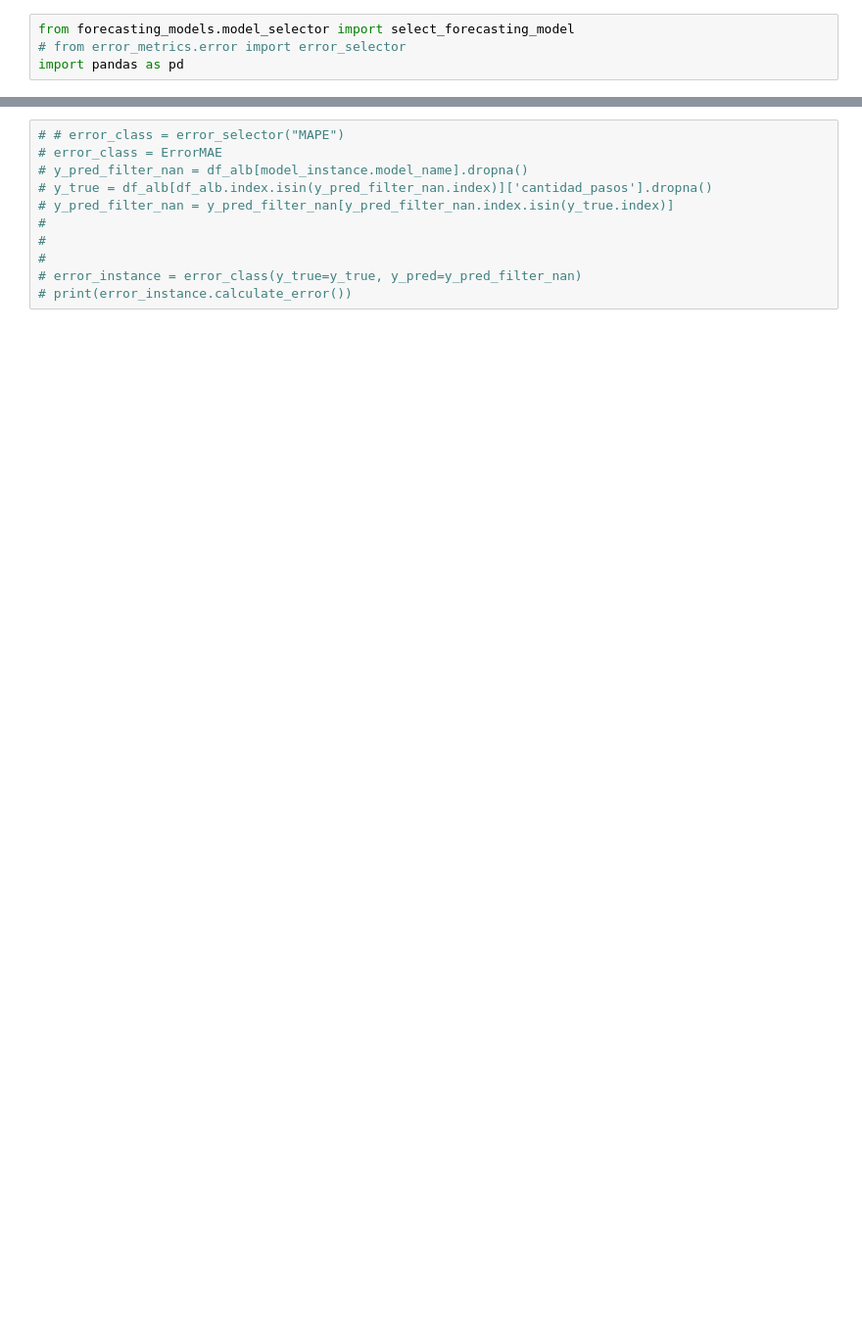
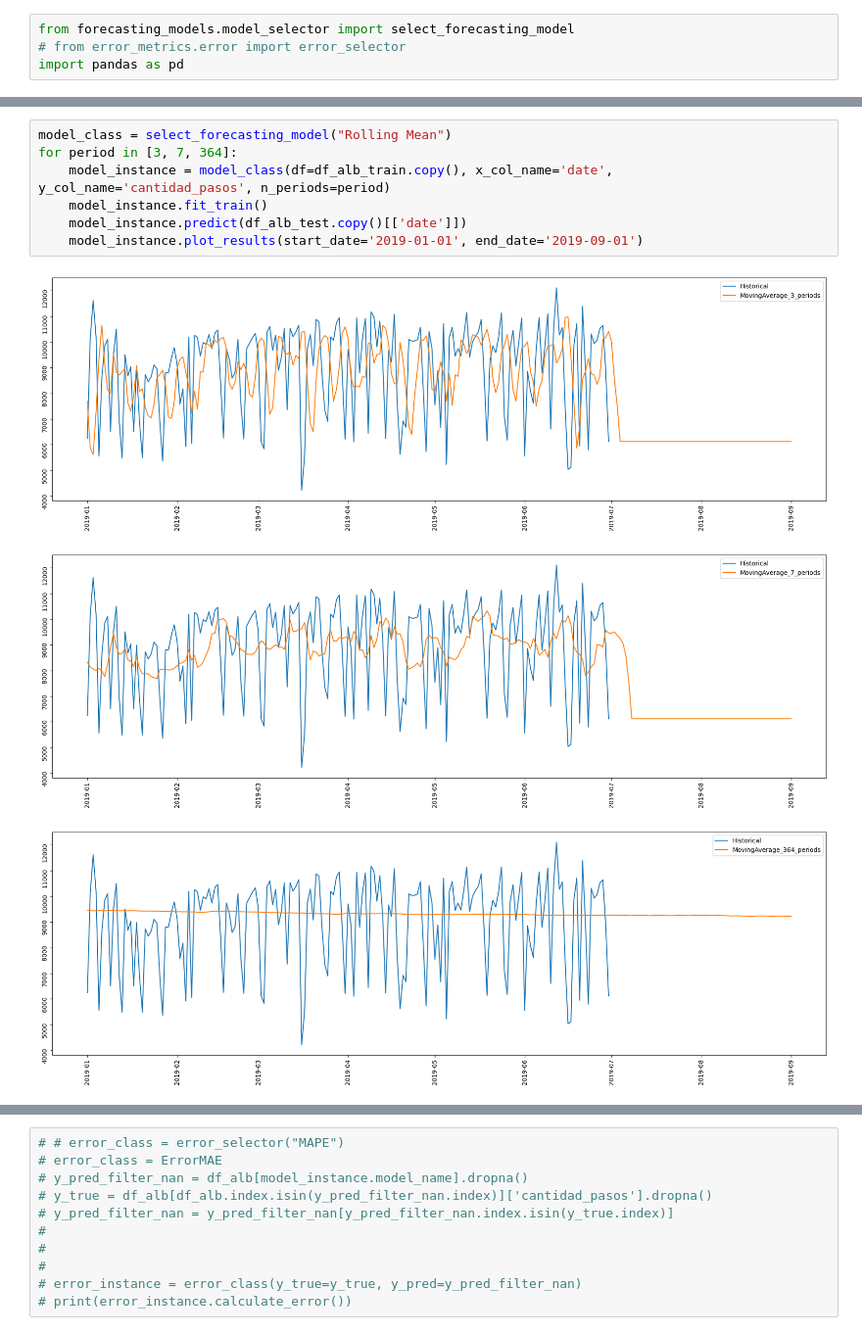
Before and after one commit to fmurphy97/Ultimate-Forecaster, a Jupyter notebook: nevada_test_grounds.ipynb, the cells around one changed output, grey strips where cells are left out. Shown at 98% size. Drawn from its saved outputs; the diff is of its cells as text; blank space fills up the shorter version.

```diff
--- a/nevada_test_grounds.ipynb
+++ b/nevada_test_grounds.ipynb
@@ -17,2 +22,13 @@ df_alb.head()
+# %%
+model_class = select_forecasting_model("Rolling Mean")
+for period in [3, 7, 364]:
+    model_instance = model_class(df=df_alb_train.copy(), x_col_name='date', y_col_name='cantidad_pasos', n_periods=period)
+    model_instance.fit_train()
+    model_instance.predict(df_alb_test.copy()[['date']])
+    model_instance.plot_results(start_date='2019-01-01', end_date='2019-09-01')
+# %% [output]
+[figure, added]
+[figure, added]
+[figure, added]
 # %%
 model_class = select_forecasting_model("exponential smoothing")
```
Also changed, not shown: parts of 11 cells of this notebook.
